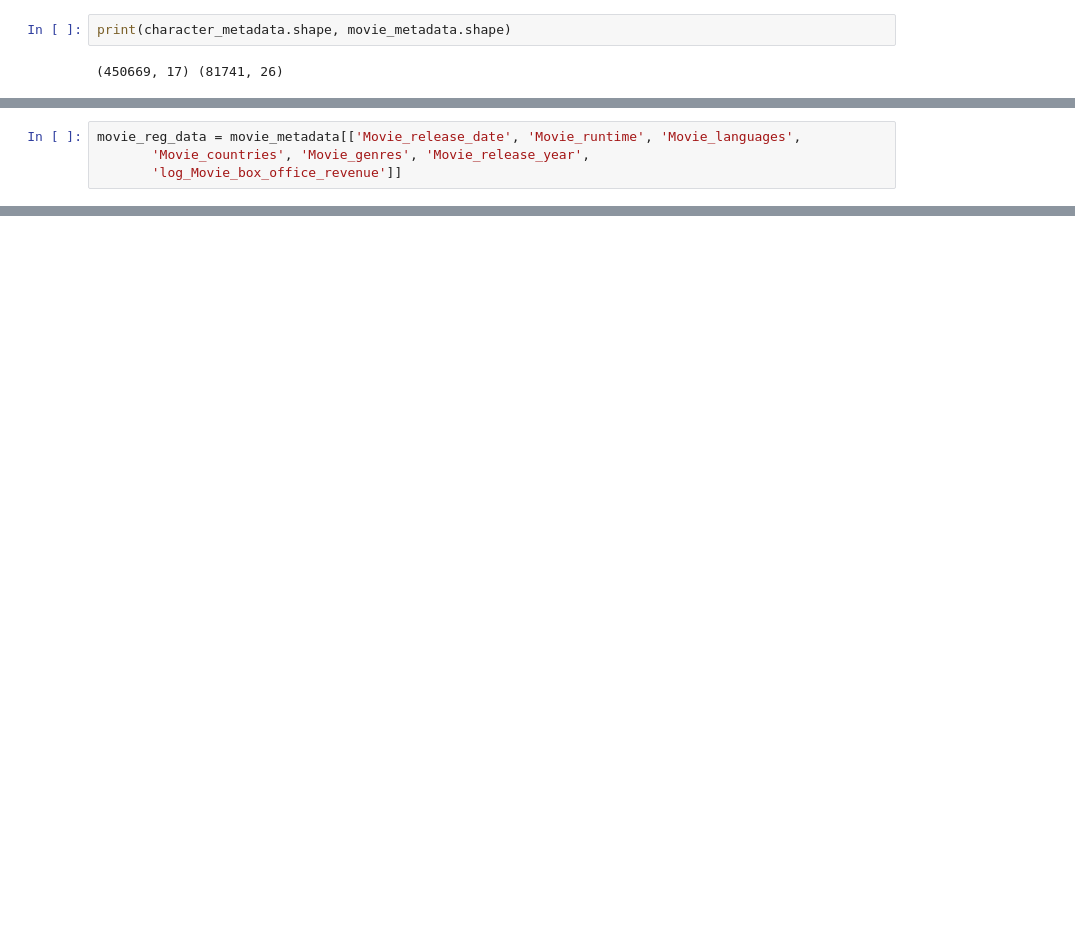
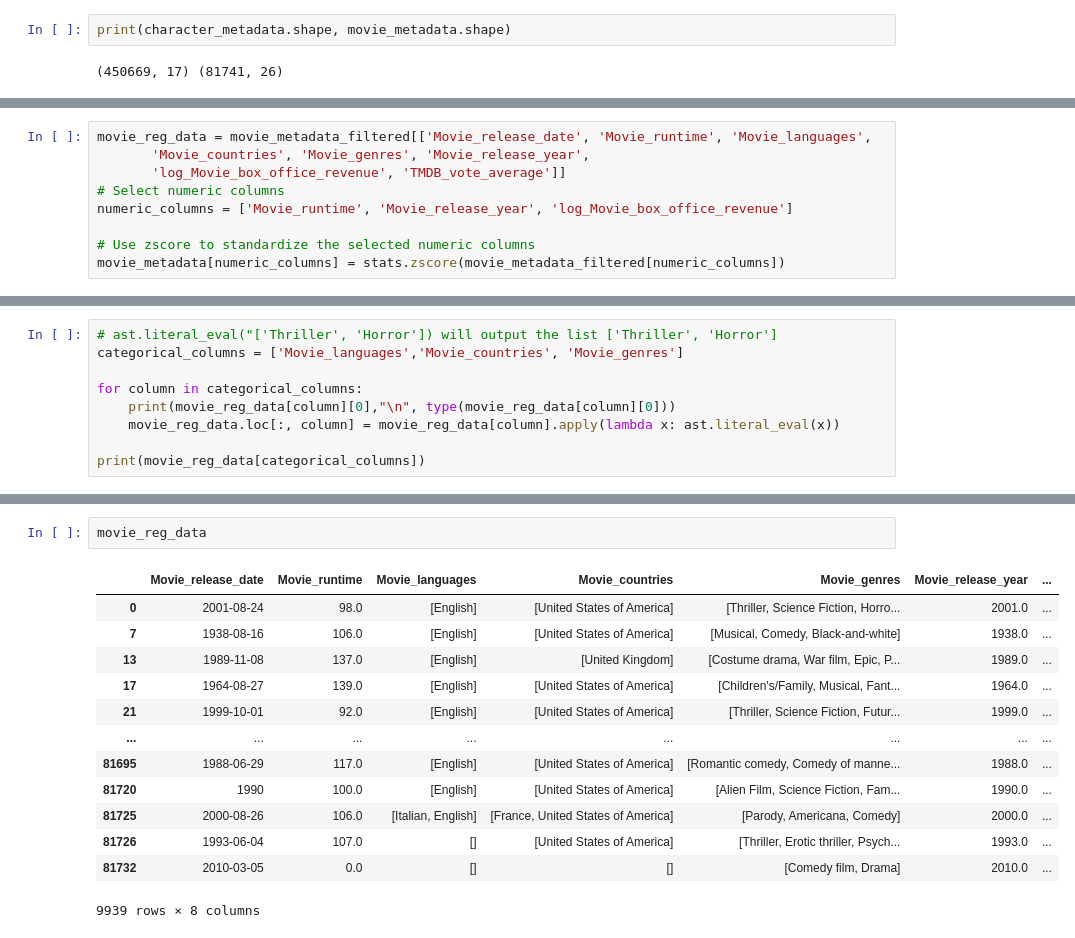
Before and after one commit to epfl-ada/ada-2023-project-byggemandbob, a Jupyter notebook: kav.ipynb, the cells around one changed output, grey strips where cells are left out. Saved outputs shown, nothing was run; the diff lists cells and outputs as text; blank space fills up the shorter version.

```diff
--- a/kav.ipynb
+++ b/kav.ipynb
@@ -100,4 +182,9 @@ print(character_metadata.shape, movie_metadata.shape)
 # %%
-movie_reg_data = movie_metadata[['Movie_release_date', 'Movie_runtime', 'Movie_languages',
+movie_reg_data = movie_metadata_filtered[['Movie_release_date', 'Movie_runtime', 'Movie_languages',
        'Movie_countries', 'Movie_genres', 'Movie_release_year',
-       'log_Movie_box_office_revenue']]
+       'log_Movie_box_office_revenue', 'TMDB_vote_average']]
+# Select numeric columns
+numeric_columns = ['Movie_runtime', 'Movie_release_year', 'log_Movie_box_office_revenue']
+
+# Use zscore to standardize the selected numeric columns
+movie_metadata[numeric_columns] = stats.zscore(movie_metadata_filtered[numeric_columns])
@@ -116,0 +191,9 @@ MemoryError: Unable to allocate 29.3 GiB for an array with shape (81741, 48144)
+# %%
+# ast.literal_eval("['Thriller', 'Horror']) will output the list ['Thriller', 'Horror']
+categorical_columns = ['Movie_languages','Movie_countries', 'Movie_genres']
+
+for column in categorical_columns:
+    print(movie_reg_data[column][0],"\n", type(movie_reg_data[column][0]))
+    movie_reg_data.loc[:, column] = movie_reg_data[column].apply(lambda x: ast.literal_eval(x))
+
+print(movie_reg_data[categorical_columns])
@@ -116,0 +276,16 @@ MemoryError: Unable to allocate 29.3 GiB for an array with shape (81741, 48144)
+# %%
+movie_reg_data
+# %% [output]
+|  | Movie_release_date | Movie_runtime | Movie_languages | Movie_countries | Movie_genres | Movie_release_year | ... |
+| 0 | 2001-08-24 | 98.0 | [English] | [United States of America] | [Thriller, Science Fiction, Horro... | 2001.0 | ... |
+| 7 | 1938-08-16 | 106.0 | [English] | [United States of America] | [Musical, Comedy, Black-and-white] | 1938.0 | ... |
+| 13 | 1989-11-08 | 137.0 | [English] | [United Kingdom] | [Costume drama, War film, Epic, P... | 1989.0 | ... |
+| 17 | 1964-08-27 | 139.0 | [English] | [United States of America] | [Children's/Family, Musical, Fant... | 1964.0 | ... |
+| 21 | 1999-10-01 | 92.0 | [English] | [United States of America] | [Thriller, Science Fiction, Futur... | 1999.0 | ... |
+| ... | ... | ... | ... | ... | ... | ... | ... |
+| 81695 | 1988-06-29 | 117.0 | [English] | [United States of America] | [Romantic comedy, Comedy of manne... | 1988.0 | ... |
+| 81720 | 1990 | 100.0 | [English] | [United States of America] | [Alien Film, Science Fiction, Fam... | 1990.0 | ... |
+| 81725 | 2000-08-26 | 106.0 | [Italian, English] | [France, United States of America] | [Parody, Americana, Comedy] | 2000.0 | ... |
+| 81726 | 1993-06-04 | 107.0 | [] | [United States of America] | [Thriller, Erotic thriller, Psych... | 1993.0 | ... |
+| 81732 | 2010-03-05 | 0.0 | [] | [] | [Comedy film, Drama] | 2010.0 | ... |
+9939 rows × 8 columns
```
Also changed, not shown: parts of 17 cells of this notebook.
